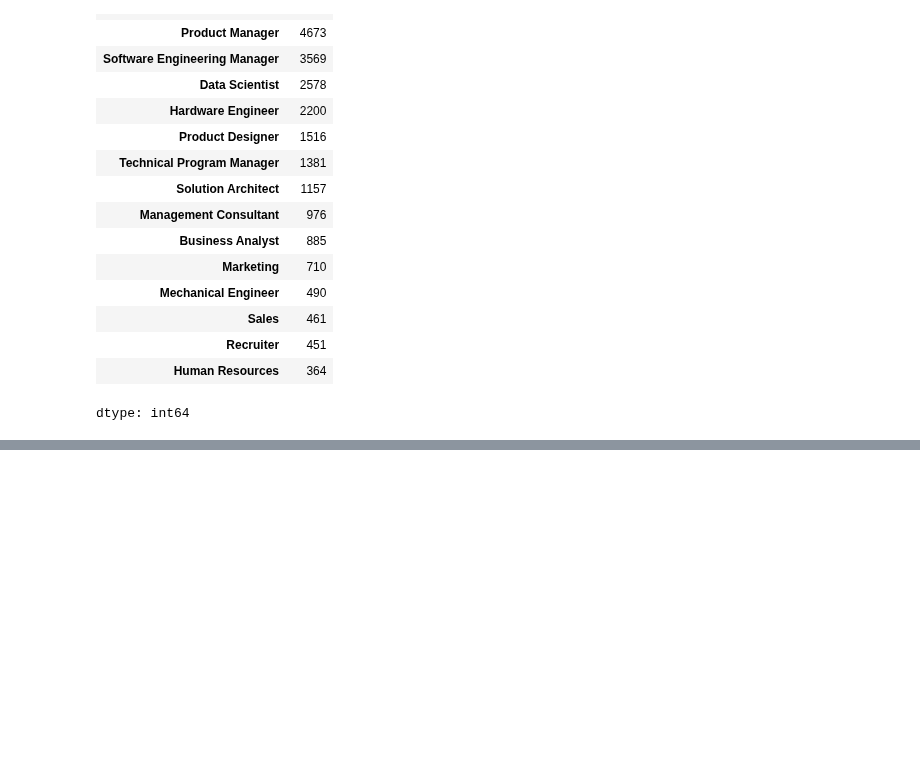
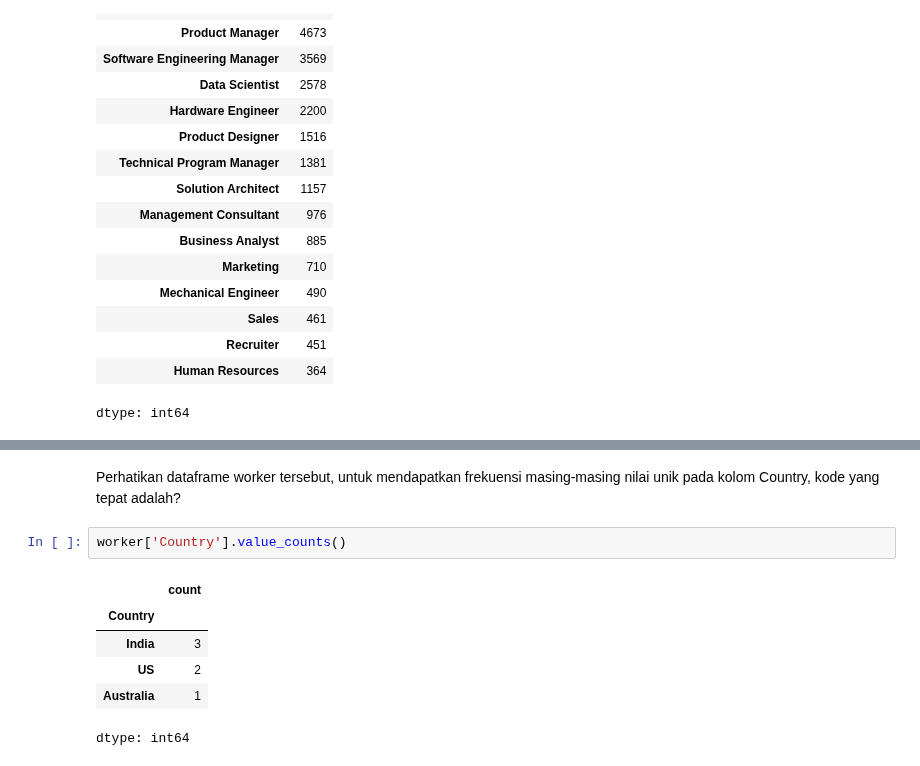
Before and after one commit to IdhamAbidinKaisilay/BelajarDataAnalyst, a Jupyter notebook: Unique_Value.ipynb, the cells around one changed output, grey strips where cells are left out. Saved outputs shown, nothing was run; the diff lists cells and outputs as text; blank space fills up the shorter version.

```diff
--- a/Unique_Value.ipynb
+++ b/Unique_Value.ipynb
@@ -68,0 +100,11 @@ dtype: int64
+# %% [markdown]
+Perhatikan dataframe worker tersebut, untuk mendapatkan frekuensi masing-masing nilai unik pada kolom Country, kode yang tepat adalah?
+# %%
+worker['Country'].value_counts()
+# %% [output]
+|  | count |
+| Country |  |
+| India | 3 |
+| US | 2 |
+| Australia | 1 |
+dtype: int64
```
Also changed, not shown: parts of 3 cells of this notebook.
